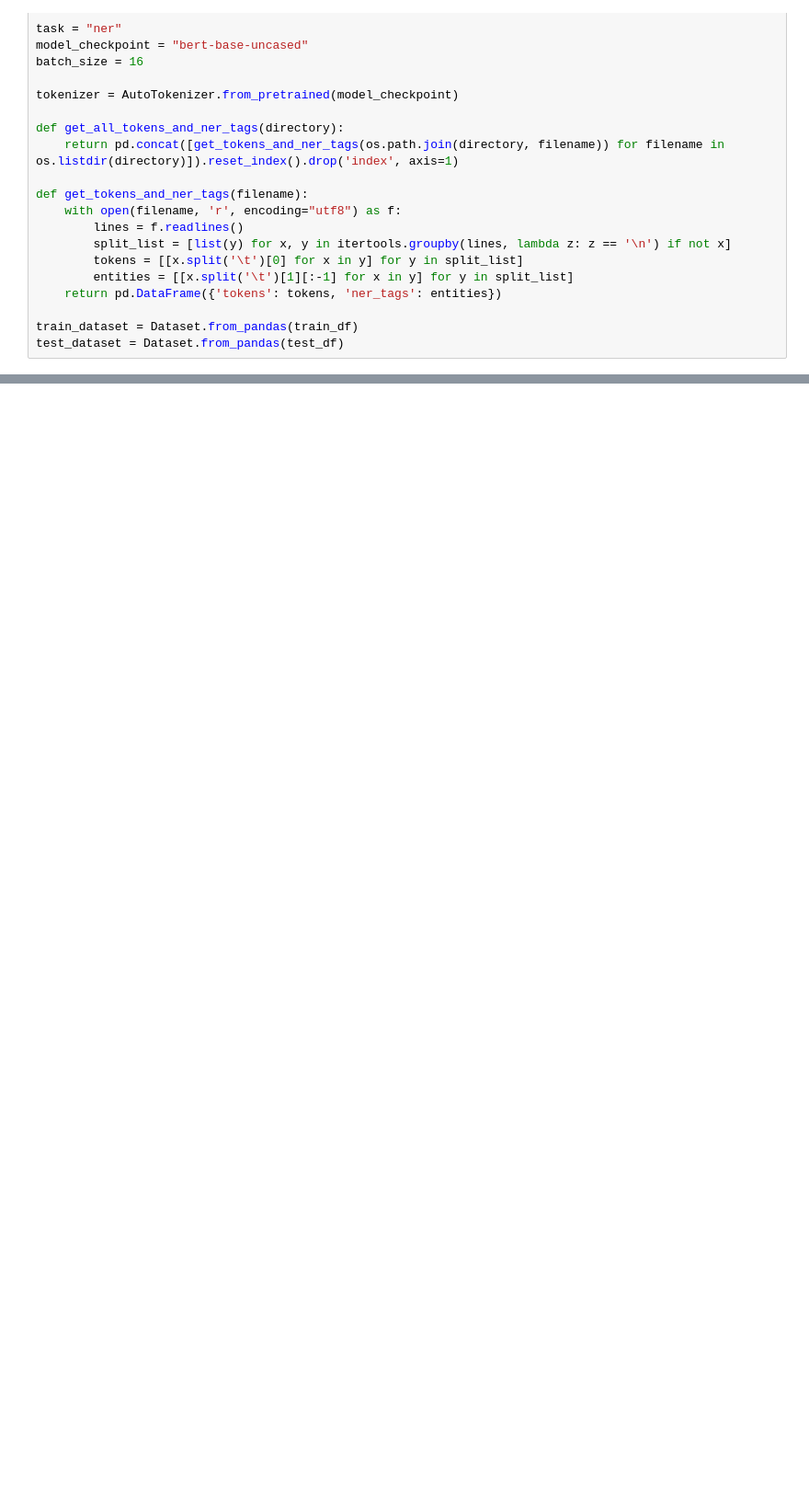
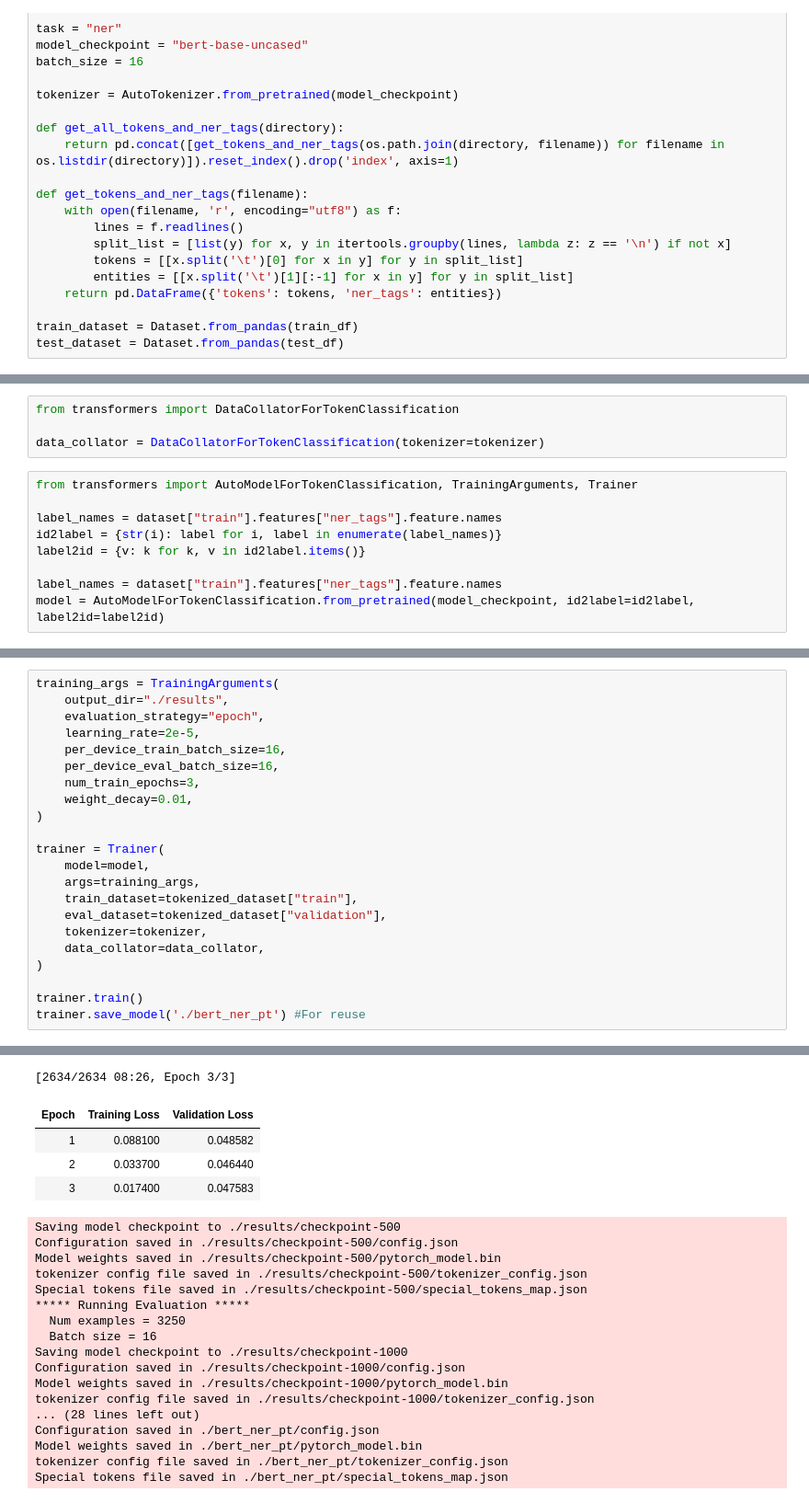
Before and after one commit to anishkanabar/NER, a Jupyter notebook: BERT_NER.ipynb, the cells around one changed output, grey strips where cells are left out. Shown at 92% size. Drawn from its saved outputs; the diff is of its cells as text; blank space fills up the shorter version.

```diff
--- a/BERT_NER.ipynb
+++ b/BERT_NER.ipynb
@@ -150,0 +294,13 @@ trainer.evaluate()
+# %%
+from transformers import DataCollatorForTokenClassification
+
+data_collator = DataCollatorForTokenClassification(tokenizer=tokenizer)
+# %%
+from transformers import AutoModelForTokenClassification, TrainingArguments, Trainer
+
+label_names = dataset["train"].features["ner_tags"].feature.names
+id2label = {str(i): label for i, label in enumerate(label_names)}
+label2id = {v: k for k, v in id2label.items()}
+
+label_names = dataset["train"].features["ner_tags"].feature.names
+model = AutoModelForTokenClassification.from_pretrained(model_checkpoint, id2label=id2label, label2id=label2id)
@@ -150,0 +327,23 @@ trainer.evaluate()
+# %%
+training_args = TrainingArguments(
+    output_dir="./results",
+    evaluation_strategy="epoch",
+    learning_rate=2e-5,
+    per_device_train_batch_size=16,
+    per_device_eval_batch_size=16,
+    num_train_epochs=3,
+    weight_decay=0.01,
+)
+
+trainer = Trainer(
+    model=model,
+    args=training_args,
+    train_dataset=tokenized_dataset["train"],
+    eval_dataset=tokenized_dataset["validation"],
+    tokenizer=tokenizer,
+    data_collator=data_collator,
+)
+
+trainer.train()
+trainer.save_model('./bert_ner_pt') #For reuse
+# %% [output]
@@ -150,0 +359,22 @@ trainer.evaluate()
+[2634/2634 08:26, Epoch 3/3]
+| Epoch | Training Loss | Validation Loss |
+| 1 | 0.088100 | 0.048582 |
+| 2 | 0.033700 | 0.046440 |
+| 3 | 0.017400 | 0.047583 |
+Saving model checkpoint to ./results/checkpoint-500
+Configuration saved in ./results/checkpoint-500/config.json
+Model weights saved in ./results/checkpoint-500/pytorch_model.bin
+tokenizer config file saved in ./results/checkpoint-500/tokenizer_config.json
+Special tokens file saved in ./results/checkpoint-500/special_tokens_map.json
+***** Running Evaluation *****
+  Num examples = 3250
+  Batch size = 16
+Saving model checkpoint to ./results/checkpoint-1000
+Configuration saved in ./results/checkpoint-1000/config.json
+Model weights saved in ./results/checkpoint-1000/pytorch_model.bin
+tokenizer config file saved in ./results/checkpoint-1000/tokenizer_config.json
+... (28 lines left out)
+Configuration saved in ./bert_ner_pt/config.json
+Model weights saved in ./bert_ner_pt/pytorch_model.bin
+tokenizer config file saved in ./bert_ner_pt/tokenizer_config.json
+Special tokens file saved in ./bert_ner_pt/special_tokens_map.json
```
Also changed, not shown: parts of 12 cells of this notebook.
